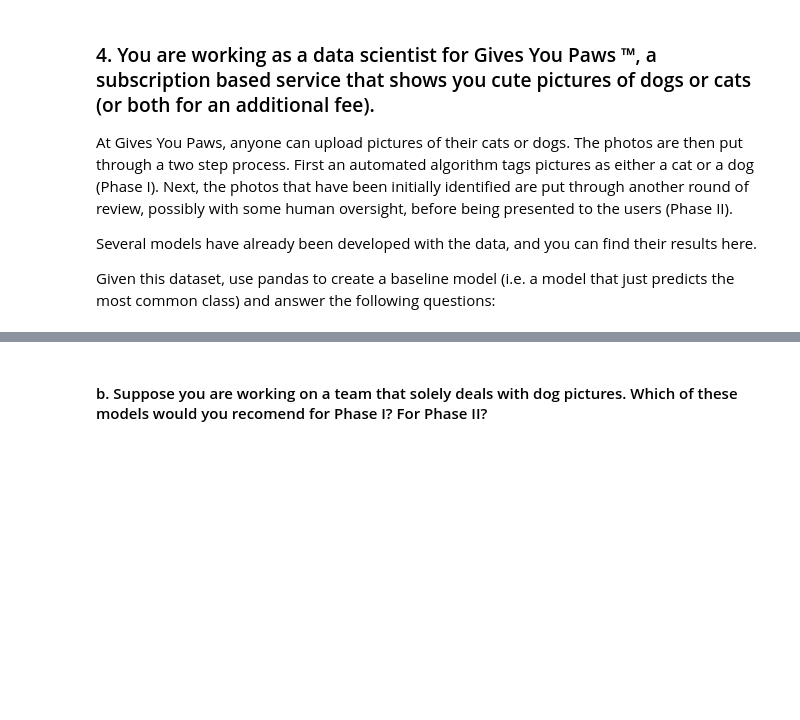
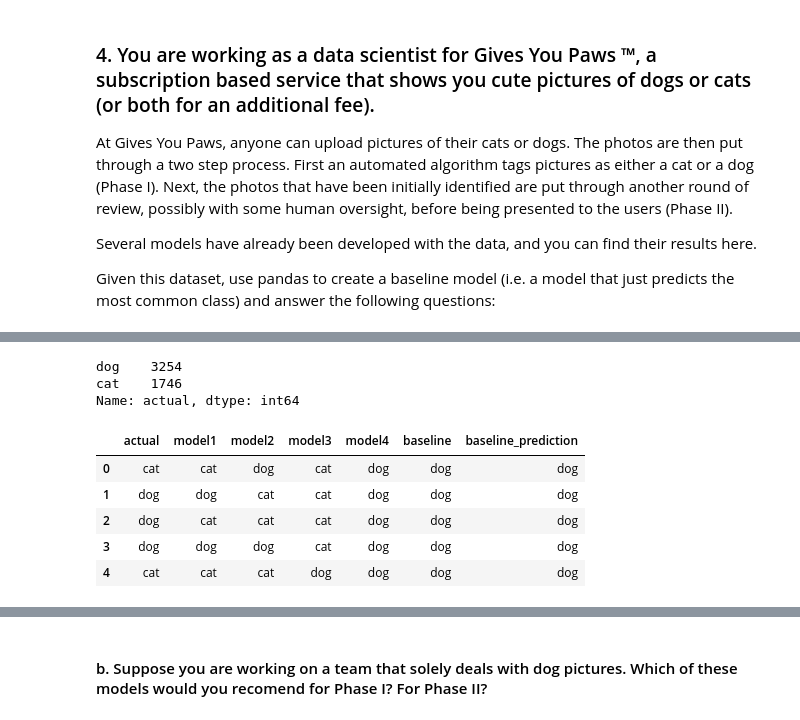
Before and after one commit to Severina7/classification_exercises, a Jupyter notebook: model_evaluation.ipynb, the cells around one changed output, grey strips where cells are left out. Drawn from its saved outputs; the diff is of its cells as text; code cells hidden in the pictures; blank space fills up the shorter version.

Commit message:
adding more exercises to the model_evaluation.ipynb file

```diff
--- a/model_evaluation.ipynb
+++ b/model_evaluation.ipynb
@@ -204,0 +229,20 @@ dtype: int64
+# %%
+# Getting a specific count of the the actual column for baseline
+
+data2.actual.value_counts()
+# %% [output]
+dog    3254
+cat    1746
+Name: actual, dtype: int64
+# %%
+# Creating a baseline column
+
+data2["baseline_prediction"] = 'dog'
+data2.head()
+# %% [output]
+|  | actual | model1 | model2 | model3 | model4 | baseline | baseline_prediction |
+| 0 | cat | cat | dog | cat | dog | dog | dog |
+| 1 | dog | dog | cat | cat | dog | dog | dog |
+| 2 | dog | cat | cat | cat | dog | dog | dog |
+| 3 | dog | dog | dog | cat | dog | dog | dog |
+| 4 | cat | cat | cat | dog | dog | dog | dog |
```
Also changed, not shown: parts of 27 cells of this notebook.
